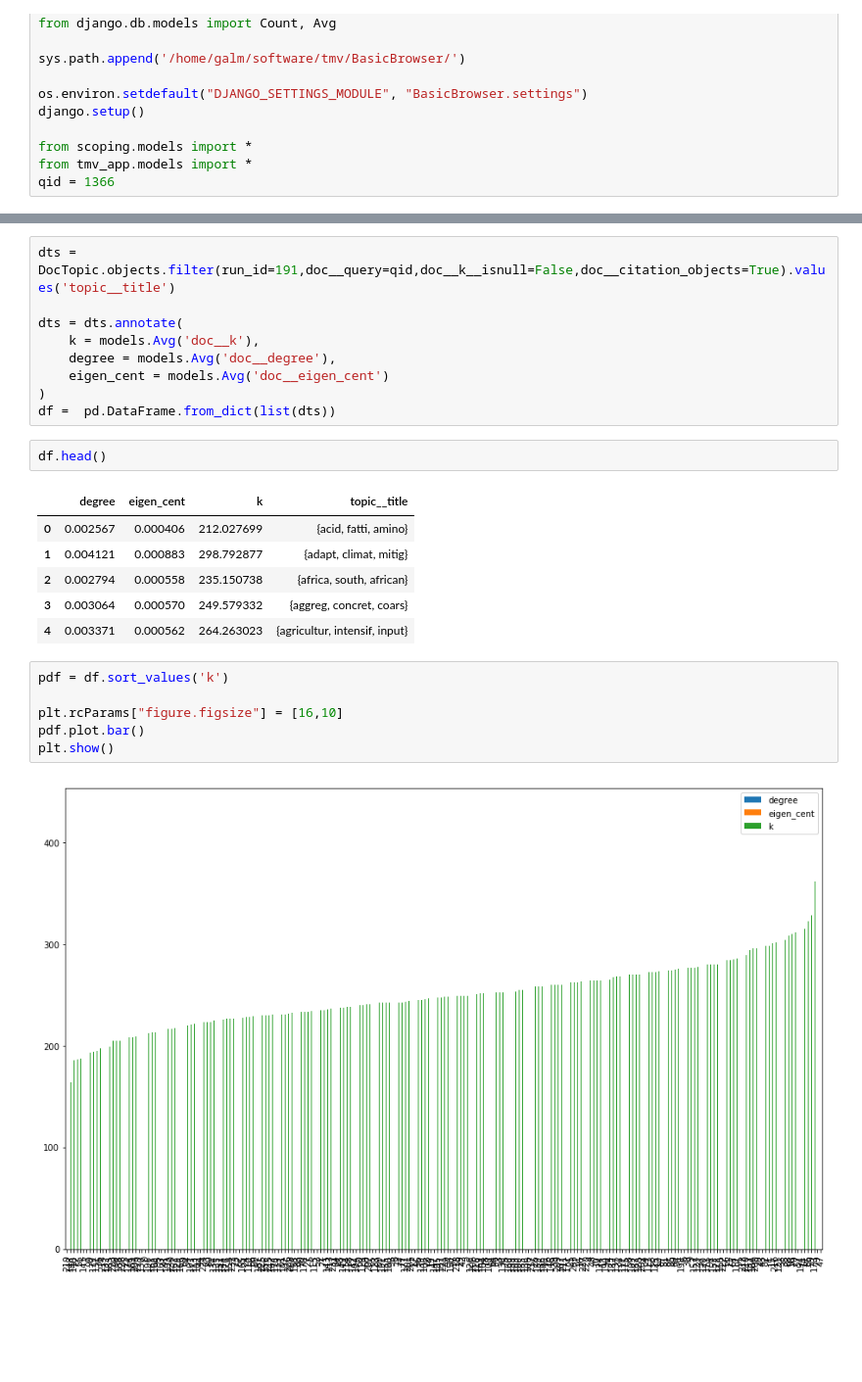
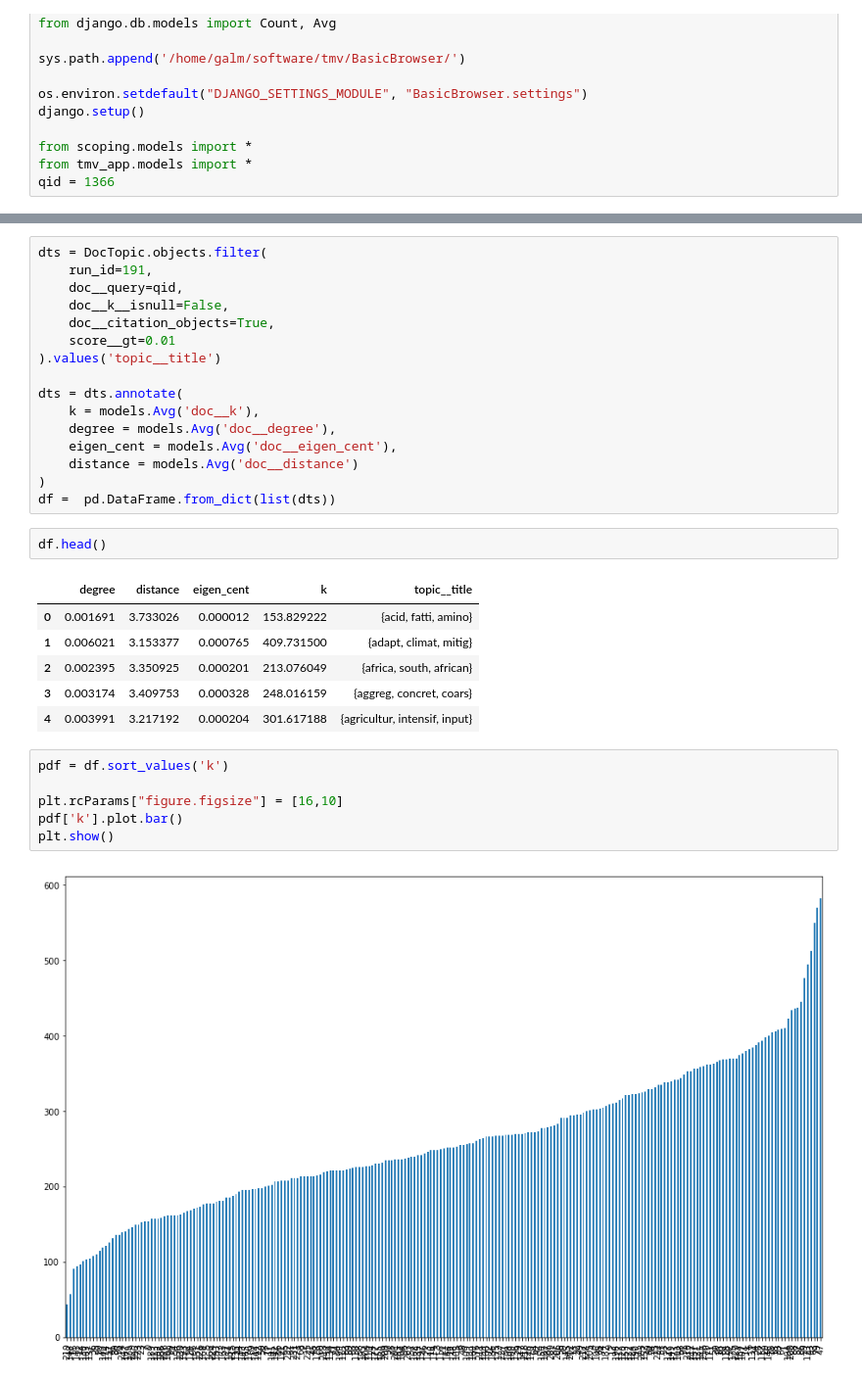
Before and after one commit to mcc-apsis/sustainability, a Jupyter notebook: code/k_cores.ipynb, the cells around one changed output, grey strips where cells are left out. Shown: that part at 98% size. Cells and saved outputs as stored; diff of their text form; blank space fills up the shorter version.

```diff
--- a/code/k_cores.ipynb
+++ b/code/k_cores.ipynb
@@ -97,29 +97,36 @@ plt.show()
 # %%
-dts = DocTopic.objects.filter(run_id=191,doc__query=qid,doc__k__isnull=False,doc__citation_objects=True).values('topic__title')
+dts = DocTopic.objects.filter(
+    run_id=191,
+    doc__query=qid,
+    doc__k__isnull=False,
+    doc__citation_objects=True,
+    score__gt=0.01
+).values('topic__title')
 
 dts = dts.annotate(
     k = models.Avg('doc__k'),
     degree = models.Avg('doc__degree'),
-    eigen_cent = models.Avg('doc__eigen_cent')
+    eigen_cent = models.Avg('doc__eigen_cent'),
+    distance = models.Avg('doc__distance')
 )
 df =  pd.DataFrame.from_dict(list(dts))
 # %%
 df.head()
 # %% [output]
-|  | degree | eigen_cent | k | topic__title |
-| 0 | 0.002567 | 0.000406 | 212.027699 | {acid, fatti, amino} |
-| 1 | 0.004121 | 0.000883 | 298.792877 | {adapt, climat, mitig} |
-| 2 | 0.002794 | 0.000558 | 235.150738 | {africa, south, african} |
-| 3 | 0.003064 | 0.000570 | 249.579332 | {aggreg, concret, coars} |
-| 4 | 0.003371 | 0.000562 | 264.263023 | {agricultur, intensif, input} |
+|  | degree | distance | eigen_cent | k | topic__title |
+| 0 | 0.001691 | 3.733026 | 0.000012 | 153.829222 | {acid, fatti, amino} |
+| 1 | 0.006021 | 3.153377 | 0.000765 | 409.731500 | {adapt, climat, mitig} |
+| 2 | 0.002395 | 3.350925 | 0.000201 | 213.076049 | {africa, south, african} |
+| 3 | 0.003174 | 3.409753 | 0.000328 | 248.016159 | {aggreg, concret, coars} |
+| 4 | 0.003991 | 3.217192 | 0.000204 | 301.617188 | {agricultur, intensif, input} |
 # %%
 pdf = df.sort_values('k')
 
 plt.rcParams["figure.figsize"] = [16,10]
-pdf.plot.bar()
+pdf['k'].plot.bar()
 plt.show()
 # %% [output]
-[figure, old version]
+[figure, new version]
 # %%
 pdf = df.sort_values('k')
 
```
Also changed, not shown: parts of 15 cells of this notebook, 9 other files.
